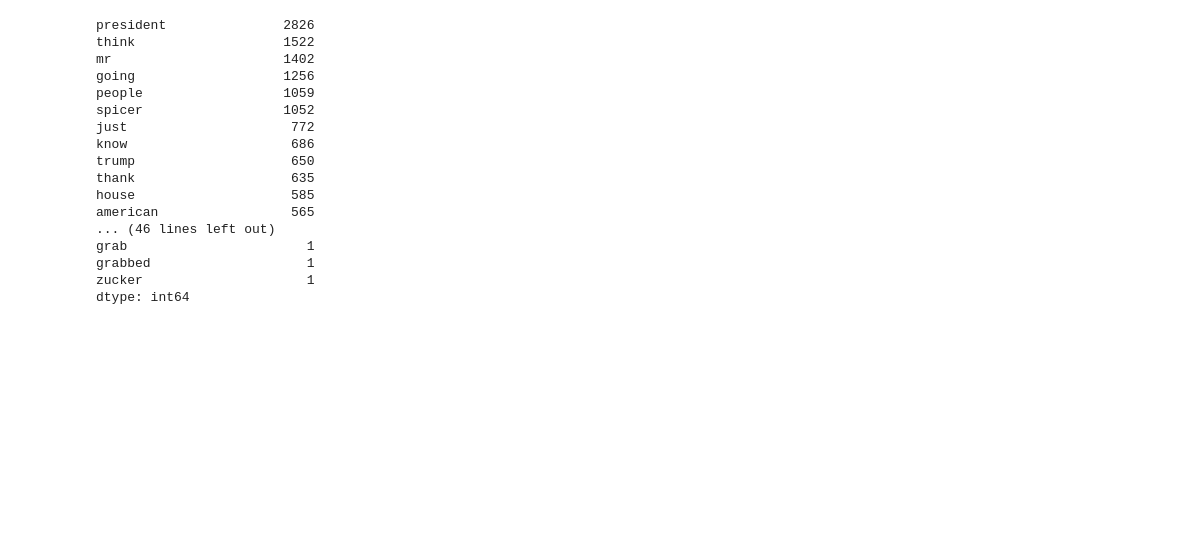
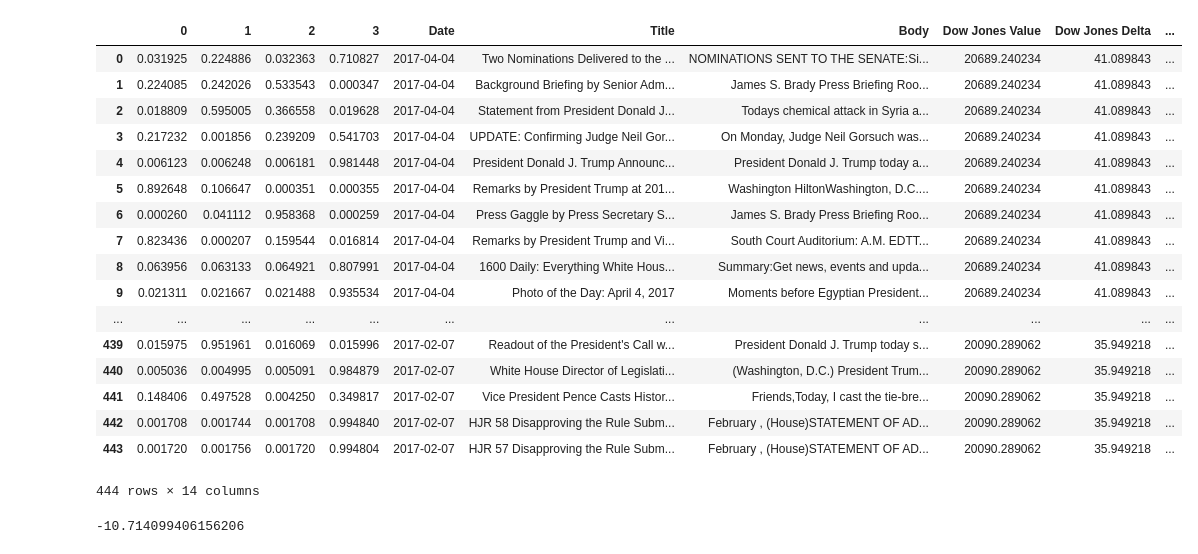
Before and after one commit to rykard95/wh_stocks, a Jupyter notebook: Analysis - Jon.ipynb, the cells around one changed output. Drawn from its saved outputs; the diff is of its cells as text; code cells hidden in the pictures; blank space fills up the shorter version.

```diff
--- a/Analysis - Jon.ipynb
+++ b/Analysis - Jon.ipynb
@@ -7,7 +7,7 @@ import sklearn
 # %%
 df = pd.read_csv('data/dataset.csv')
 # %%
-df = df.dropna()
+df = df.dropna().reset_index(drop=True)
 # %%
 df['Mean'] = (df['Dow Jones Delta'] + df['Nasdaq Delta'] + df['S&P 500 Delta'])/3
 # %%
@@ -20,0 +65,16 @@ df_downward_grouped = df_downward.groupby('Date')
+# %%
+from sklearn.feature_extraction.text import CountVectorizer
+from sklearn.decomposition import LatentDirichletAllocation
+
+n_samples = 20000
+n_topics = 4
+n_top_words = 25
+
+##This is a function to print out the top words for each topic in a pretty way.
+#Don't worry too much about understanding every line of this code.
+def print_top_words(model, feature_names, n_top_words):
+    for topic_idx, topic in enumerate(model.components_):
+        print("\nTopic #%d:" % topic_idx)
+        print(" ".join([feature_names[i]
+                        for i in topic.argsort()[:-n_top_words - 1:-1]]))
+    print()
@@ -20,0 +92,14 @@ df_downward_grouped = df_downward.groupby('Date')
+# %%
+print("Fitting LDA models with tf features, "
+      "n_samples=%d and n_topics=%d..."
+      % (n_samples, n_topics))
+
+#define the lda function, with desired options
+#Check the documentation, linked above, to look through the options
+lda = LatentDirichletAllocation(n_topics=n_topics, max_iter=20,
+                                learning_method='online',
+                                learning_offset=80.,
+                                total_samples=n_samples,
+                                random_state=0)
+#fit the model
+lda.fit(tf)
@@ -21,3 +132,32 @@ df_downward_grouped = df_downward.groupby('Date')
+# %%
+topic_dist = lda.transform(tf)
+topic_dist_df = pd.DataFrame(topic_dist)
+df_w_topics = topic_dist_df.join(df)
+df_w_topics
+# %% [output]
+|  | 0 | 1 | 2 | 3 | Date | Title | Body | Dow Jones Value | Dow Jones Delta | ... |
+| 0 | 0.031925 | 0.224886 | 0.032363 | 0.710827 | 2017-04-04 | Two Nominations Delivered to the ... | NOMINATIONS SENT TO THE SENATE:Si... | 20689.240234 | 41.089843 | ... |
+| 1 | 0.224085 | 0.242026 | 0.533543 | 0.000347 | 2017-04-04 | Background Briefing by Senior Adm... | James S. Brady Press Briefing Roo... | 20689.240234 | 41.089843 | ... |
+| 2 | 0.018809 | 0.595005 | 0.366558 | 0.019628 | 2017-04-04 | Statement from President Donald J... | Todays chemical attack in Syria a... | 20689.240234 | 41.089843 | ... |
+| 3 | 0.217232 | 0.001856 | 0.239209 | 0.541703 | 2017-04-04 | UPDATE: Confirming Judge Neil Gor... | On Monday, Judge Neil Gorsuch was... | 20689.240234 | 41.089843 | ... |
+| 4 | 0.006123 | 0.006248 | 0.006181 | 0.981448 | 2017-04-04 | President Donald J. Trump Announc... | President Donald J. Trump today a... | 20689.240234 | 41.089843 | ... |
+| 5 | 0.892648 | 0.106647 | 0.000351 | 0.000355 | 2017-04-04 | Remarks by President Trump at 201... | Washington HiltonWashington, D.C.... | 20689.240234 | 41.089843 | ... |
+| 6 | 0.000260 | 0.041112 | 0.958368 | 0.000259 | 2017-04-04 | Press Gaggle by Press Secretary S... | James S. Brady Press Briefing Roo... | 20689.240234 | 41.089843 | ... |
+| 7 | 0.823436 | 0.000207 | 0.159544 | 0.016814 | 2017-04-04 | Remarks by President Trump and Vi... | South Court Auditorium: A.M. EDTT... | 20689.240234 | 41.089843 | ... |
+| 8 | 0.063956 | 0.063133 | 0.064921 | 0.807991 | 2017-04-04 | 1600 Daily: Everything White Hous... | Summary:Get news, events and upda... | 20689.240234 | 41.089843 | ... |
+| 9 | 0.021311 | 0.021667 | 0.021488 | 0.935534 | 2017-04-04 | Photo of the Day: April 4, 2017 | Moments before Egyptian President... | 20689.240234 | 41.089843 | ... |
+| ... | ... | ... | ... | ... | ... | ... | ... | ... | ... | ... |
+| 439 | 0.015975 | 0.951961 | 0.016069 | 0.015996 | 2017-02-07 | Readout of the President's Call w... | President Donald J. Trump today s... | 20090.289062 | 35.949218 | ... |
+| 440 | 0.005036 | 0.004995 | 0.005091 | 0.984879 | 2017-02-07 | White House Director of Legislati... | (Washington, D.C.) President Trum... | 20090.289062 | 35.949218 | ... |
+| 441 | 0.148406 | 0.497528 | 0.004250 | 0.349817 | 2017-02-07 | Vice President Pence Casts Histor... | Friends,Today, I cast the tie-bre... | 20090.289062 | 35.949218 | ... |
+| 442 | 0.001708 | 0.001744 | 0.001708 | 0.994840 | 2017-02-07 | HJR 58 Disapproving the Rule Subm... | February , (House)STATEMENT OF AD... | 20090.289062 | 35.949218 | ... |
+| 443 | 0.001720 | 0.001756 | 0.001720 | 0.994804 | 2017-02-07 | HJR 57 Disapproving the Rule Subm... | February , (House)STATEMENT OF AD... | 20090.289062 | 35.949218 | ... |
+444 rows × 14 columns
+# %%
+sorted_topic_1 = df_w_topics[['Title', 'Date', 'Mean', 0]].sort_values(by=[0], ascending=False)
+sorted_topic_1['Mean'].mean()
+# %% [output]
+-10.714099406156206
 # %%
 vectorizer = CountVectorizer(encoding='utf-8', stop_words='english')
 dtm_upward = vectorizer.fit_transform(df_upward_grouped['Body'].sum())
@@ -25,24 +165,6 @@ dtm_upward = vectorizer.fit_transform(df_upward_grouped['Body'].sum())
 dtm_df = pd.DataFrame(vectorizer.fit_transform(df_downward_grouped['Body'].sum()).toarray(), columns=vectorizer.get_feature_names())
 # %%
 print(dtm_df.sum().sort_values(ascending=False))
-# %% [output]
-president               2826
-think                   1522
-mr                      1402
-going                   1256
-people                  1059
-spicer                  1052
-just                     772
-know                     686
-trump                    650
-thank                    635
-house                    585
-american                 565
-... (46 lines left out)
-grab                       1
-grabbed                    1
-zucker                     1
-dtype: int64
 # %%
 from sklearn.feature_extraction.text import TfidfVectorizer
 
```
Also changed, not shown: parts of 8 cells of this notebook, 2 other files.
